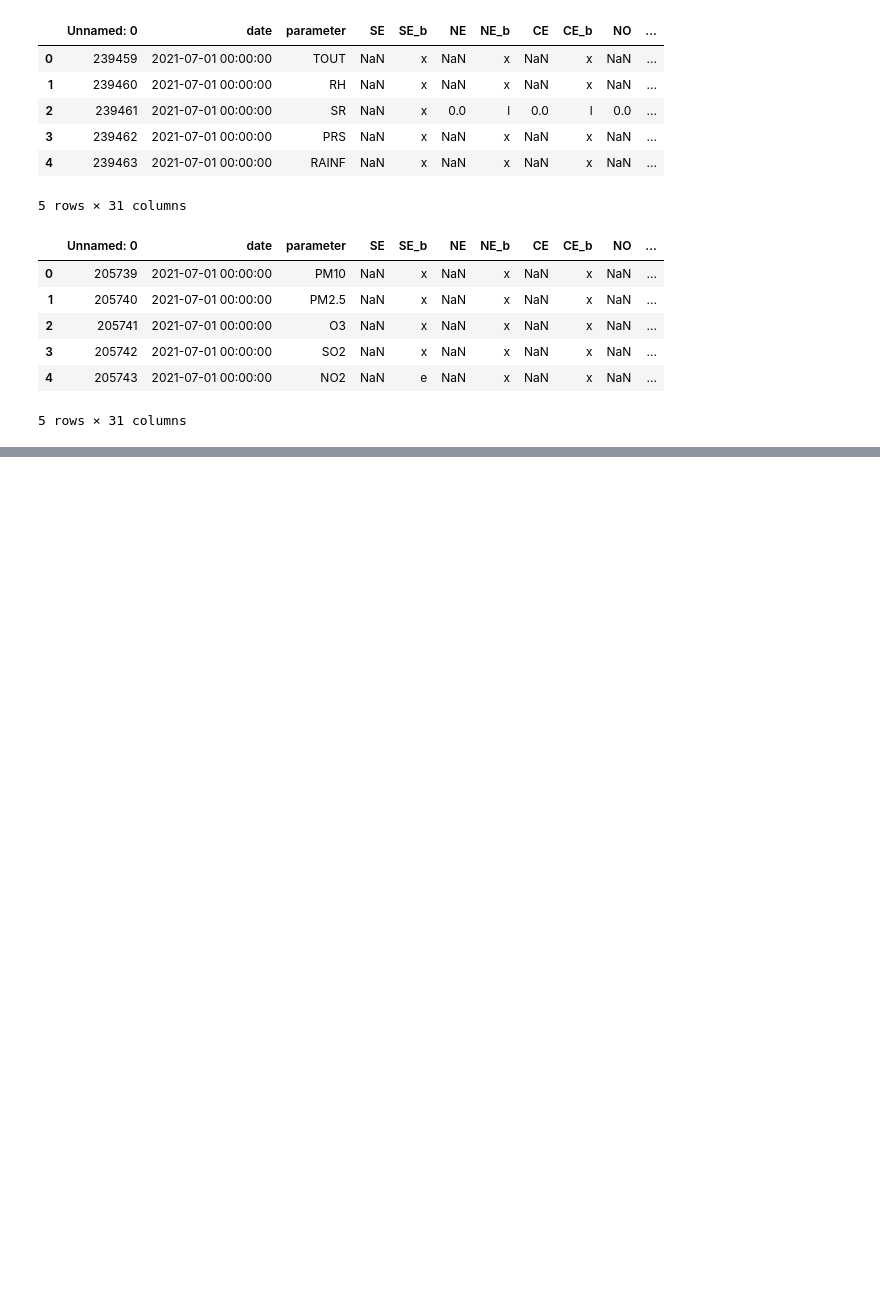
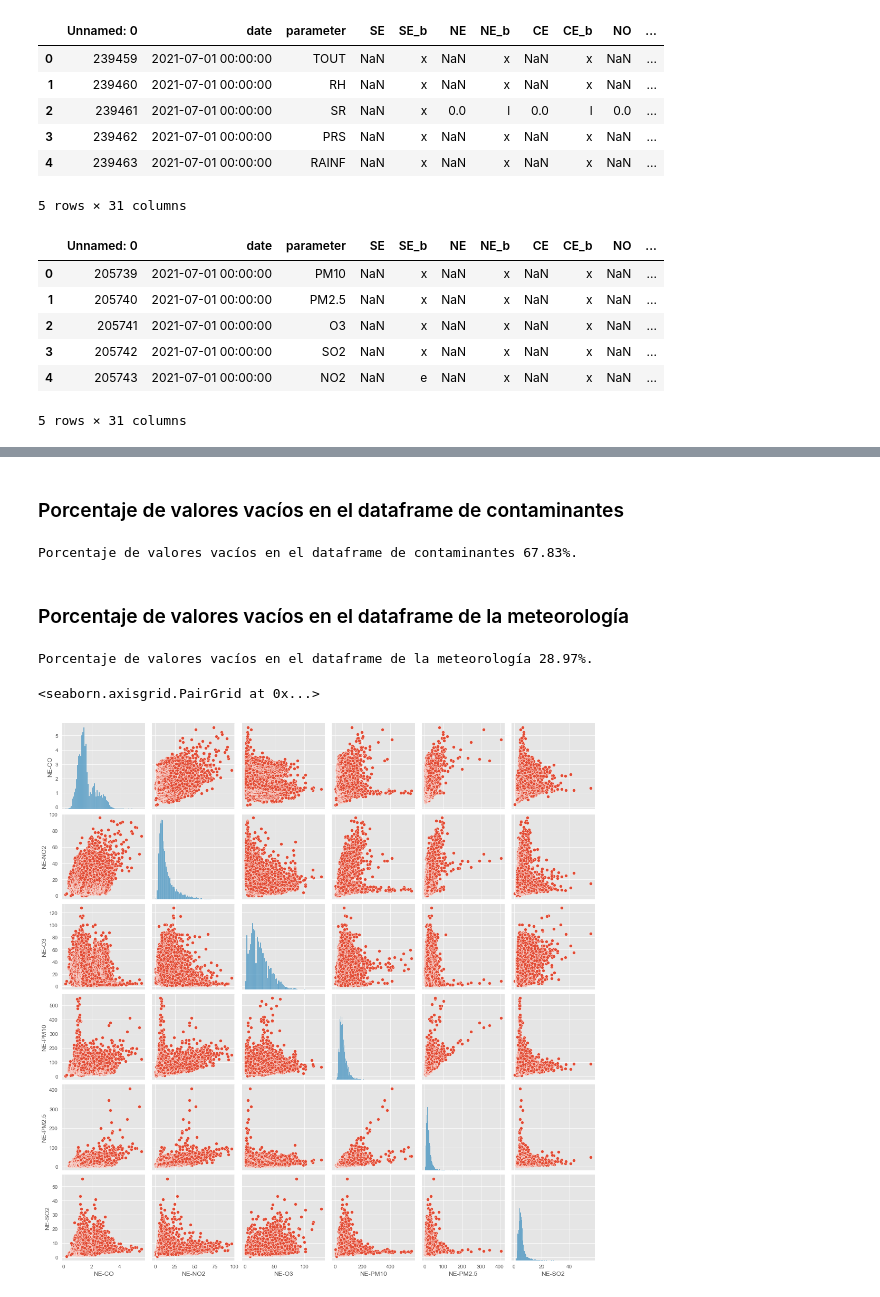
Before and after one commit to cesar-xyz/Aire_NL, a Jupyter notebook: Clean&Exploring.ipynb, the cells around one changed output, grey strips where cells are left out. Saved outputs shown, nothing was run; the diff lists cells and outputs as text; code cells hidden in the pictures; blank space fills up the shorter version.

Commit message:
Data structuring

```diff
--- a/Clean&Exploring.ipynb
+++ b/Clean&Exploring.ipynb
@@ -28,0 +50,30 @@ dfMete = initialDfMete[columns]
+# %%
+def clean_data(station: str, dataframe: pd.DataFrame, type: str) -> pd.DataFrame:
+
+    # Get value of key
+    # Try and catch in case the station is not in the dictionary
+    try:
+        location = locations[station]
+    except:
+        raise ValueError('Station not found')
+
+    # Columns
+    dataframe.parameter = dataframe.parameter.str.strip()
+    dataframe = pd.pivot(dataframe, index='date', columns=['parameter'], values=[location, f'{location}_b'])
+    dataframe.columns = [f'{location}-' + col[1] if col[0] == location else f'{location}_b-' + col[1] for col in dataframe.columns]
+    dataframe.reset_index(inplace=True)
+    dataframe.date = pd.to_datetime(dataframe.date)
+
+    if type == 'meteo':
+        for param in paramMeteo:
+            dataframe[f'{location}-{param}'] = dataframe[f'{location}-{param}'].astype(float)
+
+    elif type == 'cont':
+
+        for param in paramConta:
+            dataframe[f'{location}-{param}'] = pd.to_numeric(dataframe[f'{location}-{param}'], errors='coerce')
+
+    else:
+        raise ValueError('Type must be meteo or cont')
+
+    return dataframe
@@ -48,0 +109,4 @@ dfCont.head()
+# %%
+dfm = clean_data('San Nicolás de los Garzas, San Nicolás', dfMete, 'meteo')
+dfc = clean_data('San Nicolás de los Garzas, San Nicolás', dfCont, 'cont')
+dfc
@@ -48,0 +137,20 @@ dfCont.head()
+# %% [markdown]
+### Porcentaje de valores vacíos en el dataframe de contaminantes
+# %%
+print(
+    f"Porcentaje de valores vacíos en el dataframe de contaminantes {(dfCont.isnull().sum().sum() * 100) / dfCont.size :.2%}.")
+# %% [output]
+Porcentaje de valores vacíos en el dataframe de contaminantes 67.83%.
+# %% [markdown]
+### Porcentaje de valores vacíos en el dataframe de la meteorología
+# %%
+print(
+    f"Porcentaje de valores vacíos en el dataframe de la meteorología {(dfMete.isnull().sum().sum() * 100) / dfMete.size :.2%}.")
+# %% [output]
+Porcentaje de valores vacíos en el dataframe de la meteorología 28.97%.
+# %%
+# Plot the distribution of every contaminant
+sns.pairplot(dfc)
+# %% [output]
+<seaborn.axisgrid.PairGrid at 0x...>
+[figure, added]
```
Also changed, not shown: parts of 8 cells of this notebook.
